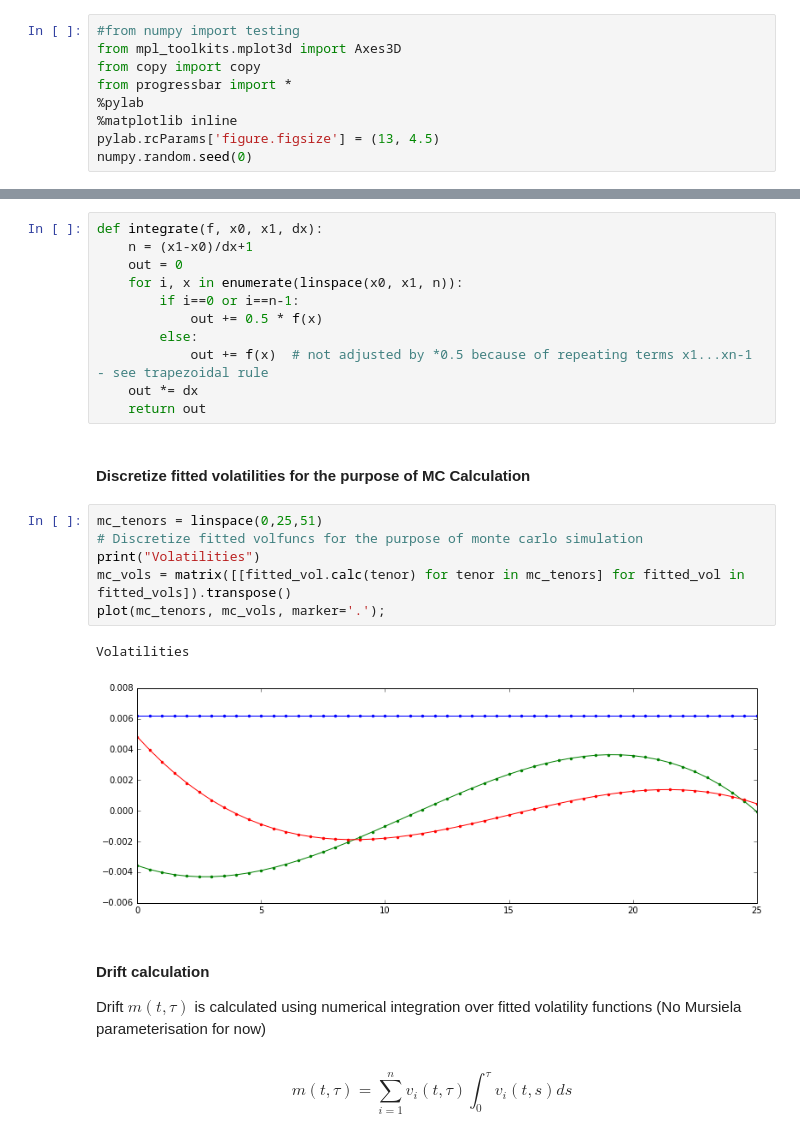
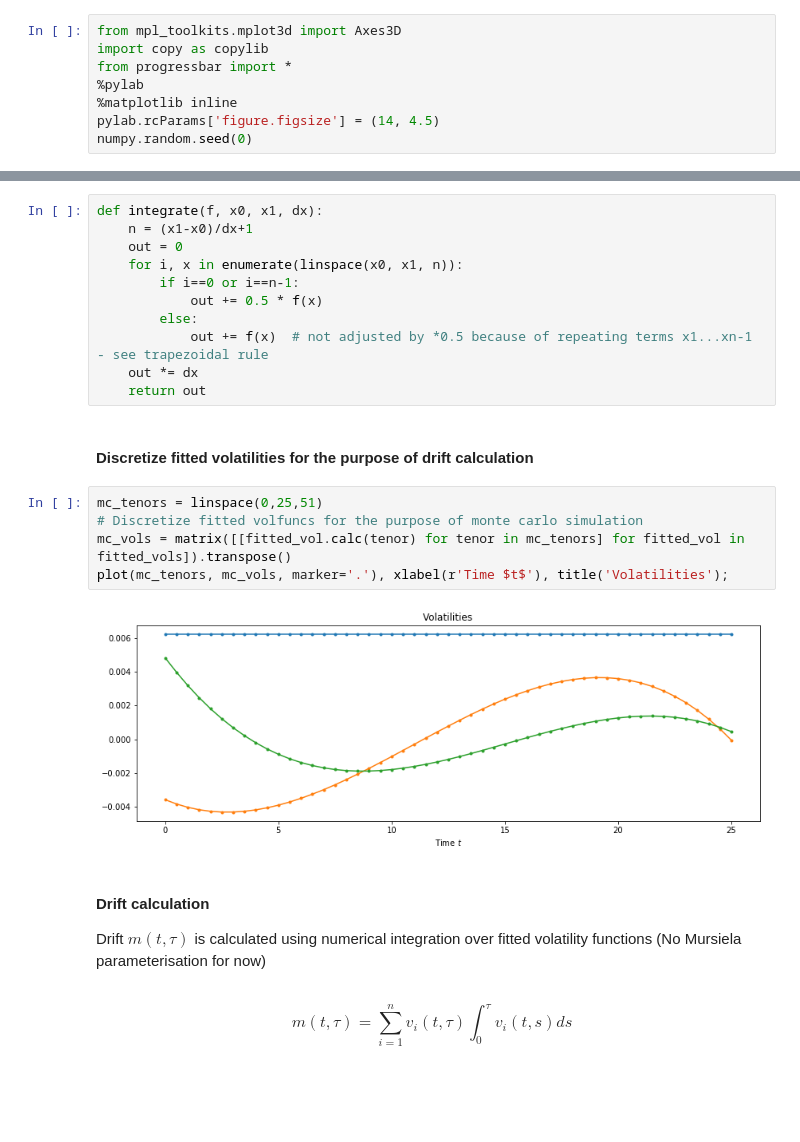
Before and after one commit to omartinsky/QuantAndFinancial, a Jupyter notebook: heath_jarrow_morton/hjm.ipynb, the cells around one changed output, grey strips where cells are left out. Cells and saved outputs as stored; diff of their text form; blank space fills up the shorter version.

```diff
--- a/heath_jarrow_morton/hjm.ipynb
+++ b/heath_jarrow_morton/hjm.ipynb
@@ -6,12 +6,11 @@ Copyright &copy; 2015 Ondrej Martinsky, All rights reserved
 # %% [markdown]
 ### Initialize libraries and define functions
 # %%
-#from numpy import testing
 from mpl_toolkits.mplot3d import Axes3D
-from copy import copy
+import copy as copylib
 from progressbar import *
 %pylab
 %matplotlib inline
-pylab.rcParams['figure.figsize'] = (13, 4.5)
+pylab.rcParams['figure.figsize'] = (14, 4.5)
 numpy.random.seed(0)
 # %% [output]
@@ -207,16 +197,14 @@ def integrate(f, x0, x1, dx):
     out *= dx
     return out
 # %% [markdown]
-#### Discretize fitted volatilities for the purpose of MC Calculation
+#### Discretize fitted volatilities for the purpose of drift calculation
 # %%
 mc_tenors = linspace(0,25,51)
 # Discretize fitted volfuncs for the purpose of monte carlo simulation
-print("Volatilities")
 mc_vols = matrix([[fitted_vol.calc(tenor) for tenor in mc_tenors] for fitted_vol in fitted_vols]).transpose()
-plot(mc_tenors, mc_vols, marker='.');
+plot(mc_tenors, mc_vols, marker='.'), xlabel(r'Time $t$'), title('Volatilities');
 # %% [output]
-Volatilities
-[figure, old version]
+[figure, new version]
 # %% [markdown]
 #### Drift calculation
 Drift $m(t,\tau)$ is calculated using numerical integration over fitted volatility functions (No Mursiela parameterisation for now)<br><br>
```
Also changed, not shown: parts of 33 cells of this notebook, 1 other file.
